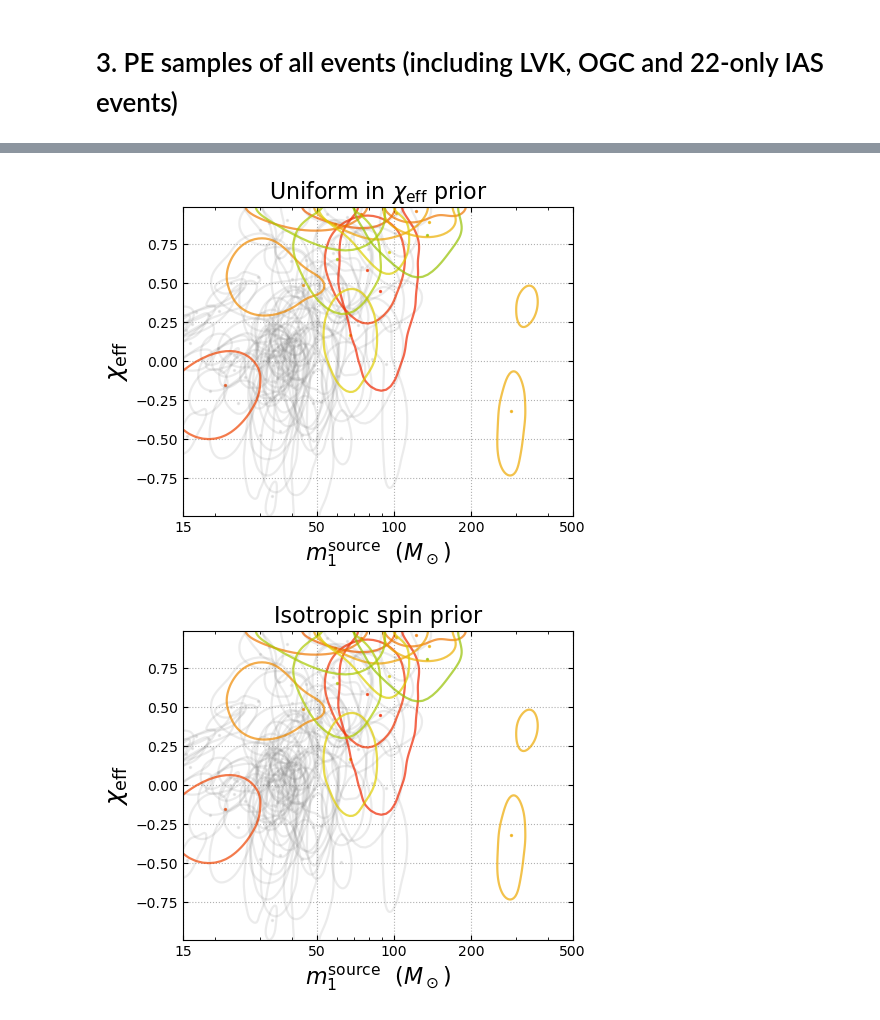
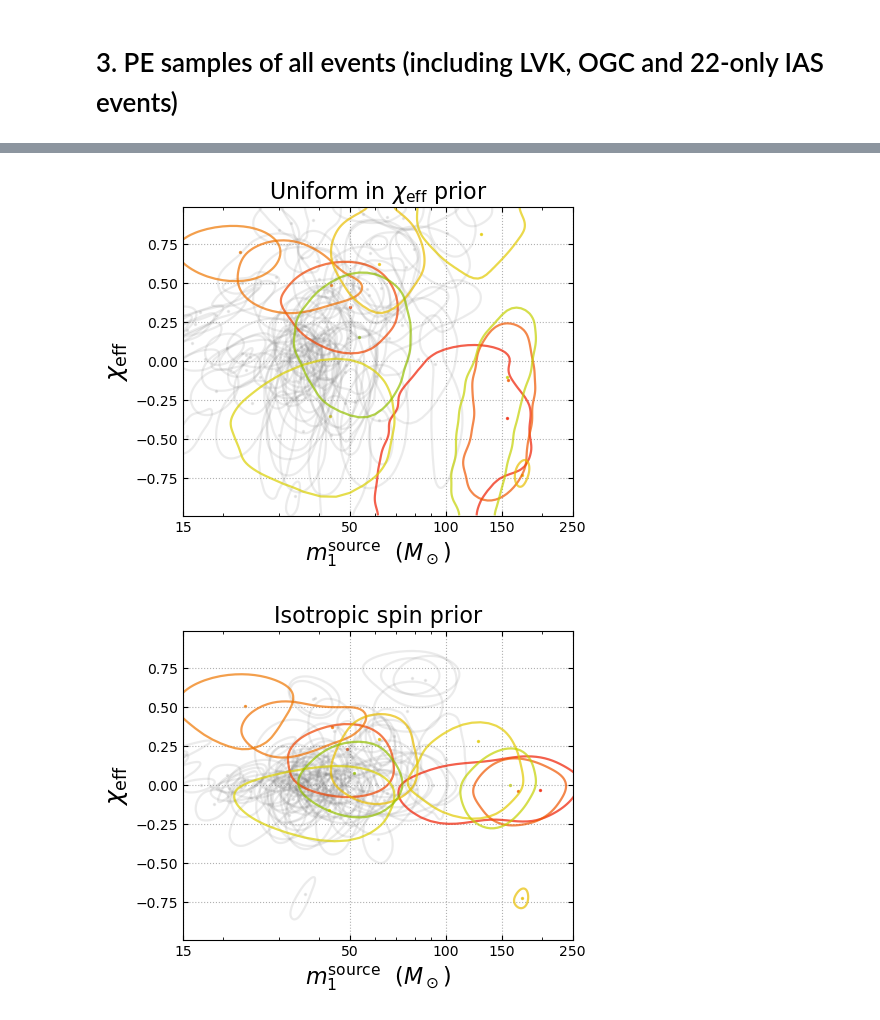
Before and after one commit to JayWadekar/GW_higher_harmonics_search, a Jupyter notebook: New_Events_arXiv_2312.06631/Reading_data.ipynb, the cells around one changed output, grey strips where cells are left out. Saved outputs shown, nothing was run; the diff lists cells and outputs as text; code cells hidden in the pictures.

```diff
--- a/New_Events_arXiv_2312.06631/Reading_data.ipynb
+++ b/New_Events_arXiv_2312.06631/Reading_data.ipynb
@@ -10,7 +10,7 @@ from pathlib import Path
 
 # Please download the PE samples from https://drive.google.com/drive/folders/1YkuIo-yIJhIOSX3B0zRGlSJzwIT5D61U?usp=sharing
 # and rename the path below
-samples_dir = Path('/data/jayw/IAS/GW/Data/HM_O3a_search/PE_samples')
+samples_dir = Path('/data/jayw/IAS/GW/Data/HM_O3a_search/Upload')
 
 # Note that the tgps entries correspond to the time at which the 22-phase is "linear-free" (see sec. 2B of 1904.01683)
 # (rather than peak of the waveform convention as used by LVK)
@@ -47,17 +47,14 @@ dict_keys(['tgps', 'pastro', 'ifar_global', 'ifar_bank', 'snr2_H1', 'snr2_L1', '
 # %%
 # List of new events from HM search in arXiv:2312.06631 Table 1
 
-New_IAS_events = [(0, 'GW190605_025957'),
-                (1, 'GW190806_033721'),
-                (2, 'GW190524_134109'),
-                (3, 'GW191113_103541'),
-                (4, 'GW190615_030234'),
-                (5, 'GW190604_103812'),
-                (6, 'GW191228_195619'),
-                (7, 'GW200304_172806'),
-                (8, 'GW190530_030659'),
-                (9, 'GW190511_163209'),
-                (10, 'GW200210_100022'),
-                (11, 'GW200301_211019'),
-                (12, 'GW190911_195101'),
-                (13, 'GW190530_133833')]
+New_IAS_events = [(0, 'GW200104_184028'),
+                 (1, 'GW190425_133124'),
+                 (2, 'GW200319_022728'),
+                 (3, 'GW190605_025957'),
+                 (4, 'GW200114_020818'),
+                 (5, 'GW190524_134109'),
+                 (6, 'GW191213_204950'),
+                 (7, 'GW190530_030659'),
+                 (8, 'GW200210_035448'),
+                 (9, 'GW190908_161547'),
+                 (10, 'GW190710_150742')]
@@ -178 +151,5 @@ samples_dir = Path('/data/jayw/IAS/GW/Data/HM_O3a_search/PE_samples')
+# %%
+# Please download the PE samples from https://drive.google.com/drive/folders/1YkuIo-yIJhIOSX3B0zRGlSJzwIT5D61U?usp=sharing
+# and rename the path below
+samples_dir = Path('/data/jayw/IAS/GW/Data/HM_O3a_search/Upload')
 # %%
@@ -350,21 +347,21 @@ atest.set_title('Uniform in $\chi_\mathrm{eff}$ prior', fontsize=16);
 # %%
 plot_2d_params = ['m1_source', 'chieff']
 ranges_2d = {ev: [expanded_range(samples['m1_source']), None]
              for ev, samples in all_evn_samples.items()}
 
 make_multievent_plot(plot_2d_params, ranges_2d, figsize=(5,3), xlim=(15, 350), ylim=(-0.99,0.99),
                      evnames=all_evn_samples,
                      sigma_gaussian_filter=4, fractions=[.5])
 plt.tight_layout()
 atest = plt.gca()
 atest.set_xscale('log')
-atest.set_xticks([15, 50, 100, 200, 500])
-atest.set_xticklabels(['15', '50', '100', '200', '500'])
+atest.set_xticks([15, 50, 100, 150, 250])
+atest.set_xticklabels(['15', '50', '100', '150', '250'])
 atest.set_yticks([-0.75, -0.50, -0.25, 0.00, 0.25, 0.50, 0.75])
 atest.set_xlabel(r'$m^\mathrm{source}_1\ \ (M_\odot)$', fontsize=16)
 atest.set_ylabel('$\\chi_{{\\rm eff}}$', fontsize=18)
 atest.figure.set_figheight(4)
-atest.set_xlim(right=500);
+atest.set_xlim(right=250);
 atest.set_title('Uniform in $\chi_\mathrm{eff}$ prior', fontsize=16);
 # %% [output]
-[figure, old version]
+[figure, new version]
@@ -371,21 +371,21 @@ atest.set_title('Uniform in $\chi_\mathrm{eff}$ prior', fontsize=16);
 # %%
 plot_2d_params = ['m1_source', 'chieff']
 ranges_2d = {ev: [expanded_range(samples['m1_source']), None]
-             for ev, samples in all_evn_samples.items()}
+             for ev, samples in all_evn_samples_LVK_prior.items()}
 
 make_multievent_plot(plot_2d_params, ranges_2d, figsize=(5,3), xlim=(15, 350), ylim=(-0.99,0.99),
-                     evnames=all_evn_samples,
+                     evnames=all_evn_samples_LVK_prior,
                      sigma_gaussian_filter=4, fractions=[.5])
 plt.tight_layout()
 atest = plt.gca()
 atest.set_xscale('log')
-atest.set_xticks([15, 50, 100, 200, 500])
-atest.set_xticklabels(['15', '50', '100', '200', '500'])
+atest.set_xticks([15, 50, 100, 150, 250])
+atest.set_xticklabels(['15', '50', '100', '150', '250'])
 atest.set_yticks([-0.75, -0.50, -0.25, 0.00, 0.25, 0.50, 0.75])
 atest.set_xlabel(r'$m^\mathrm{source}_1\ \ (M_\odot)$', fontsize=16)
 atest.set_ylabel('$\\chi_{{\\rm eff}}$', fontsize=18)
 atest.figure.set_figheight(4)
-atest.set_xlim(right=500);
+atest.set_xlim(right=250);
 atest.set_title('Isotropic spin prior', fontsize=16);
 # %% [output]
-[figure, old version]
+[figure, new version]
```
Also changed, not shown: parts of 21 cells of this notebook, 2 other files.
